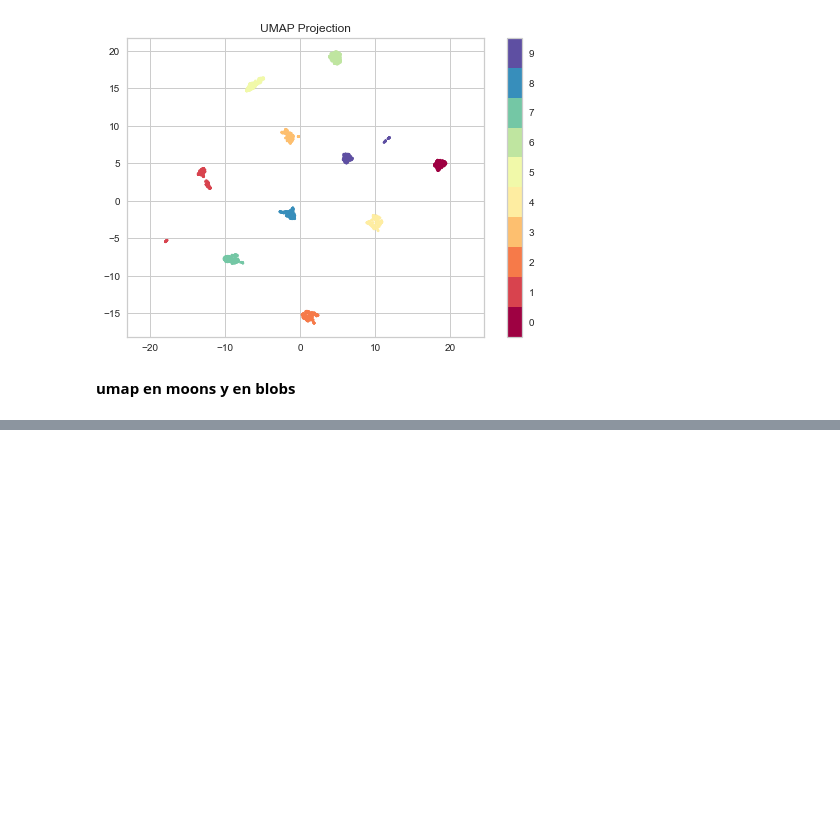
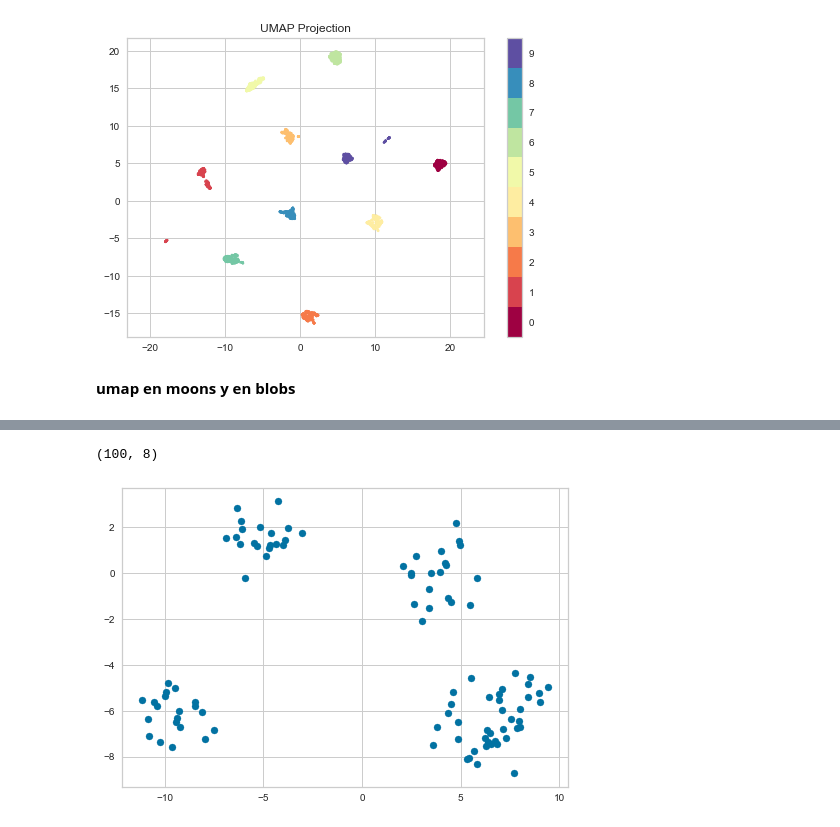
Before and after one commit to Pomilusky/apuntes_clase, a Jupyter notebook: semana_7/3.1 - Evaluacion.ipynb, the cells around one changed output, grey strips where cells are left out. Saved outputs shown, nothing was run; the diff lists cells and outputs as text; code cells hidden in the pictures; blank space fills up the shorter version.

```diff
--- a/semana_7/3.1 - Evaluacion.ipynb
+++ b/semana_7/3.1 - Evaluacion.ipynb
@@ -349,0 +380,11 @@ plt.title('UMAP Projection');
+# %%
+# blobs
+
+X,y=datasets.make_blobs(n_features=8, centers=5)
+
+print(X.shape)
+
+plt.scatter(X[:,0], X[:,1]);
+# %% [output]
+(100, 8)
+[figure, added]
```
Also changed, not shown: parts of 10 cells of this notebook.
